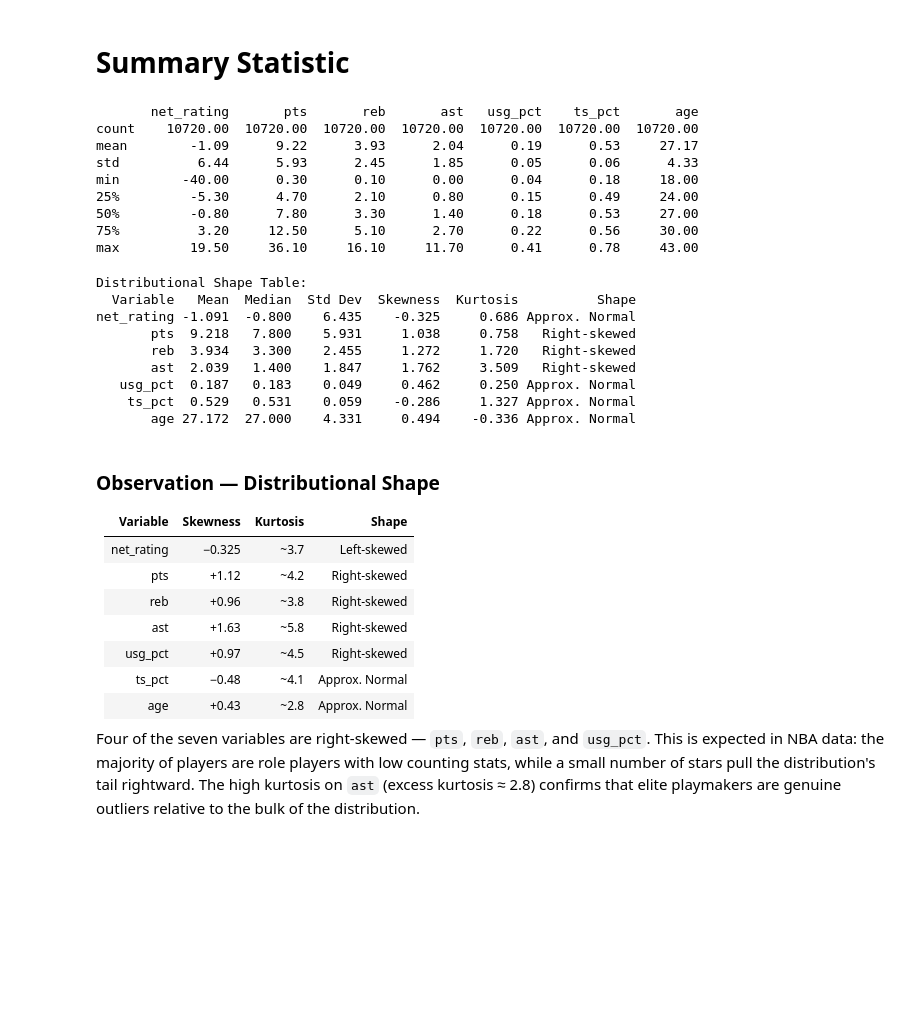
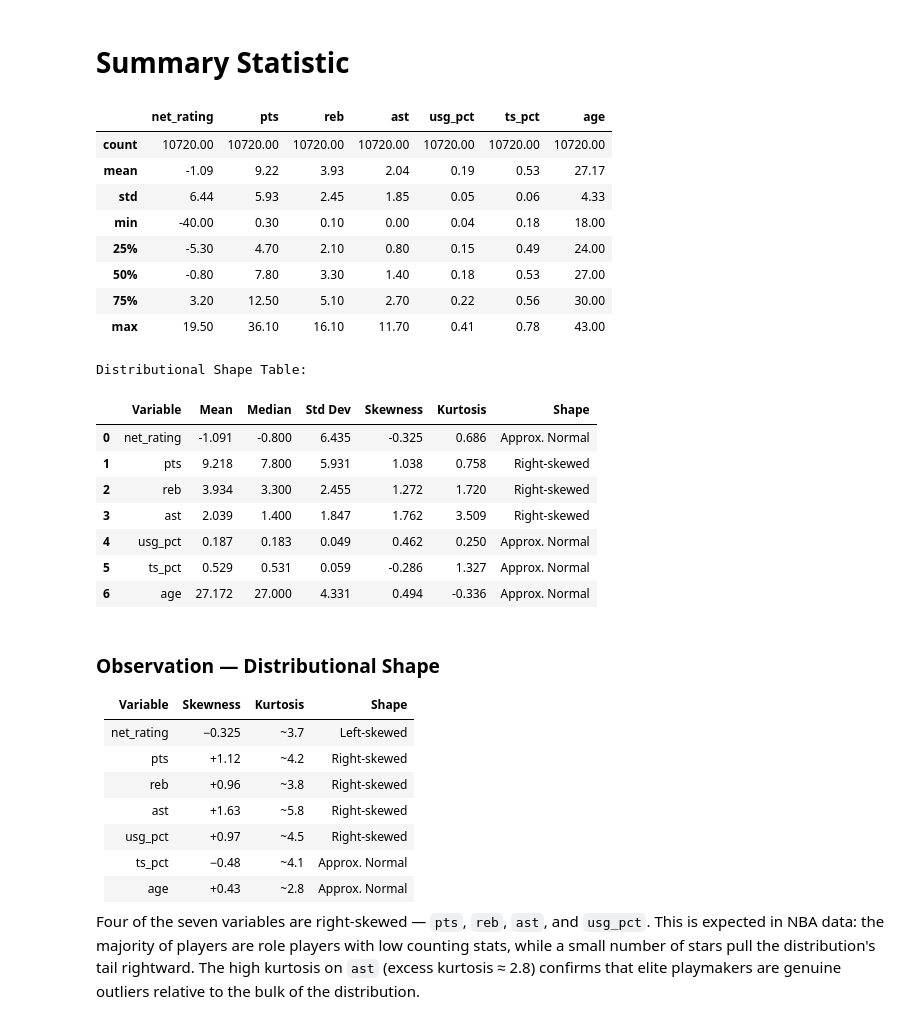
Before and after one commit to ChiragSethi-04/nba-performance-analysis, a Jupyter notebook: notebooks/01_EDA_ANALYSIS.ipynb, the cells around one changed output. Saved outputs shown, nothing was run; the diff lists cells and outputs as text; code cells hidden in the pictures; blank space fills up the shorter version.

```diff
--- a/notebooks/01_EDA_ANALYSIS.ipynb
+++ b/notebooks/01_EDA_ANALYSIS.ipynb
@@ -42,17 +42,18 @@ Rows: 10720 player-seasons | Columns: 14
 # Summary Statistic
 # %%
 summary = df[['net_rating','pts','reb','ast','usg_pct','ts_pct','age']].describe().round(2)
-print(summary)
+summary = df[['net_rating','pts','reb','ast','usg_pct','ts_pct','age']].describe().round(2)
+display(summary)
 # %% [output]
-       net_rating       pts       reb       ast   usg_pct    ts_pct       age
-count    10720.00  10720.00  10720.00  10720.00  10720.00  10720.00  10720.00
-mean        -1.09      9.22      3.93      2.04      0.19      0.53     27.17
-std          6.44      5.93      2.45      1.85      0.05      0.06      4.33
-min        -40.00      0.30      0.10      0.00      0.04      0.18     18.00
-25%         -5.30      4.70      2.10      0.80      0.15      0.49     24.00
-50%         -0.80      7.80      3.30      1.40      0.18      0.53     27.00
-75%          3.20     12.50      5.10      2.70      0.22      0.56     30.00
-max         19.50     36.10     16.10     11.70      0.41      0.78     43.00
+|  | net_rating | pts | reb | ast | usg_pct | ts_pct | age |
+| count | 10720.00 | 10720.00 | 10720.00 | 10720.00 | 10720.00 | 10720.00 | 10720.00 |
+| mean | -1.09 | 9.22 | 3.93 | 2.04 | 0.19 | 0.53 | 27.17 |
+| std | 6.44 | 5.93 | 2.45 | 1.85 | 0.05 | 0.06 | 4.33 |
+| min | -40.00 | 0.30 | 0.10 | 0.00 | 0.04 | 0.18 | 18.00 |
+| 25% | -5.30 | 4.70 | 2.10 | 0.80 | 0.15 | 0.49 | 24.00 |
+| 50% | -0.80 | 7.80 | 3.30 | 1.40 | 0.18 | 0.53 | 27.00 |
+| 75% | 3.20 | 12.50 | 5.10 | 2.70 | 0.22 | 0.56 | 30.00 |
+| max | 19.50 | 36.10 | 16.10 | 11.70 | 0.41 | 0.78 | 43.00 |
 # %%
 # ── Distributional Shape Table (Skewness & Kurtosis) ─────────────────────────
 from scipy import stats as scipy_stats
@@ -79,17 +80,17 @@ for col in skew_cols:
 
 skew_df = pd.DataFrame(skew_rows)
 print("Distributional Shape Table:")
-print(skew_df.to_string(index=False))
+display(skew_df)
 # %% [output]
 Distributional Shape Table:
-  Variable   Mean  Median  Std Dev  Skewness  Kurtosis          Shape
-net_rating -1.091  -0.800    6.435    -0.325     0.686 Approx. Normal
-       pts  9.218   7.800    5.931     1.038     0.758   Right-skewed
-       reb  3.934   3.300    2.455     1.272     1.720   Right-skewed
-       ast  2.039   1.400    1.847     1.762     3.509   Right-skewed
-   usg_pct  0.187   0.183    0.049     0.462     0.250 Approx. Normal
-    ts_pct  0.529   0.531    0.059    -0.286     1.327 Approx. Normal
-       age 27.172  27.000    4.331     0.494    -0.336 Approx. Normal
+|  | Variable | Mean | Median | Std Dev | Skewness | Kurtosis | Shape |
+| 0 | net_rating | -1.091 | -0.800 | 6.435 | -0.325 | 0.686 | Approx. Normal |
+| 1 | pts | 9.218 | 7.800 | 5.931 | 1.038 | 0.758 | Right-skewed |
+| 2 | reb | 3.934 | 3.300 | 2.455 | 1.272 | 1.720 | Right-skewed |
+| 3 | ast | 2.039 | 1.400 | 1.847 | 1.762 | 3.509 | Right-skewed |
+| 4 | usg_pct | 0.187 | 0.183 | 0.049 | 0.462 | 0.250 | Approx. Normal |
+| 5 | ts_pct | 0.529 | 0.531 | 0.059 | -0.286 | 1.327 | Approx. Normal |
+| 6 | age | 27.172 | 27.000 | 4.331 | 0.494 | -0.336 | Approx. Normal |
 # %% [markdown]
 ### Observation — Distributional Shape
 
```
Also changed, not shown: parts of 1 cell of this notebook, 4 other files.
